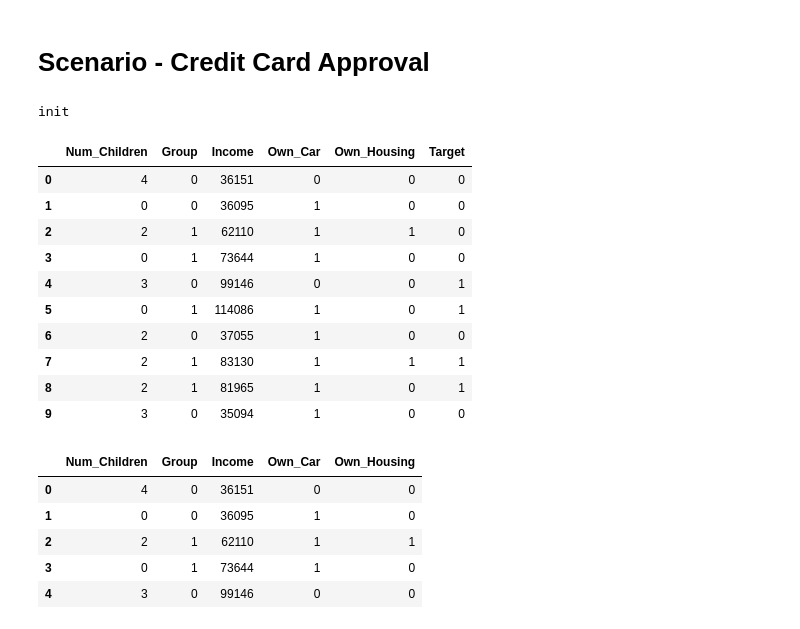
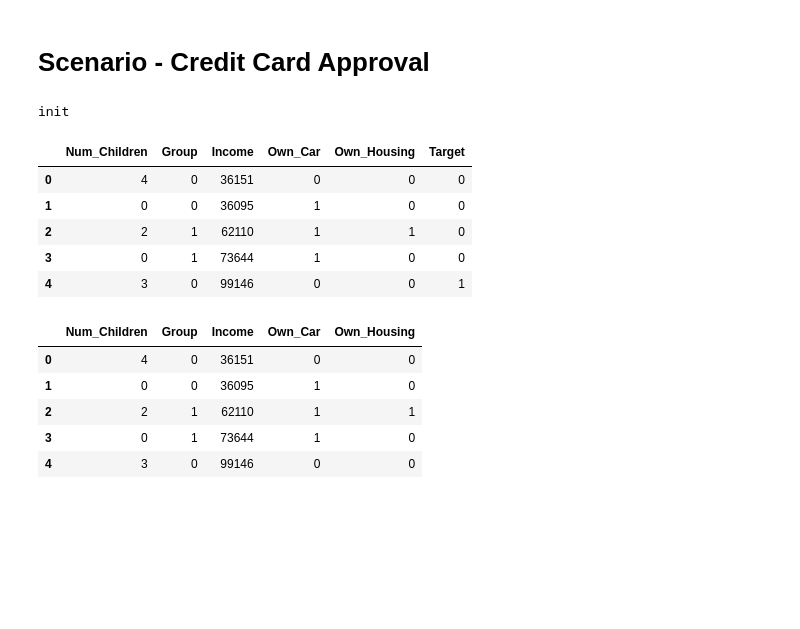
Before and after one commit to jan-kreischer/TRUSTED.AI, a Jupyter notebook: scenarios/credit_card_approval/index_jan.ipynb, the cells around one changed output. Cells and saved outputs as stored; diff of their text form; code cells hidden in the pictures; blank space fills up the shorter version.

```diff
--- a/scenarios/credit_card_approval/index_jan.ipynb
+++ b/scenarios/credit_card_approval/index_jan.ipynb
@@ -3,18 +3,20 @@
 # %%
 import os
 import sys
-module_path = os.path.abspath(os.path.join('../..'))
-if module_path not in sys.path:
-    sys.path.append(module_path)
+sys.path.insert(1, "../")
+try:
+    from helpers import save_solution
+except Exception as e:
+    print(e)
-# %% [output]
-init
 # %%
-from factsheet import *
+from factsheet import Factsheet
 factsheet = Factsheet()
 
-factsheet.protected_feature(""):
-factsheet.protected_group(""):
-factsheet.target_column(""):
-factsheet.favorable_outcome(""):
+factsheet.set_protected_feature("Group")
+factsheet.set_protected_group("lambda x: x[protected_feature] == 1")
+factsheet.set_target_column("Target")
+factsheet.set_favorable_outcome("lambda x: x[target_column] == 1")
+# %% [output]
+init
 # %%
 # Load all necessary packages
@@ -39,20 +41,15 @@ from sklearn.metrics import classification_report
 
 from IPython.display import Markdown, display
 # %%
-data = pd.read_csv("./data.csv")
-data.head(10)
+data = pd.read_csv("./data/data.csv")
+data.head(5)
 # %% [output]
 |  | Num_Children | Group | Income | Own_Car | Own_Housing | Target |
 | 0 | 4 | 0 | 36151 | 0 | 0 | 0 |
 | 1 | 0 | 0 | 36095 | 1 | 0 | 0 |
 | 2 | 2 | 1 | 62110 | 1 | 1 | 0 |
 | 3 | 0 | 1 | 73644 | 1 | 0 | 0 |
 | 4 | 3 | 0 | 99146 | 0 | 0 | 1 |
-| 5 | 0 | 1 | 114086 | 1 | 0 | 1 |
-| 6 | 2 | 0 | 37055 | 1 | 0 | 0 |
-| 7 | 2 | 1 | 83130 | 1 | 1 | 1 |
-| 8 | 2 | 1 | 81965 | 1 | 0 | 1 |
-| 9 | 3 | 0 | 35094 | 1 | 0 | 0 |
 # %%
 target_column = "Target"
 # %%
```
Also changed, not shown: parts of 6 cells of this notebook, 11 other files.
